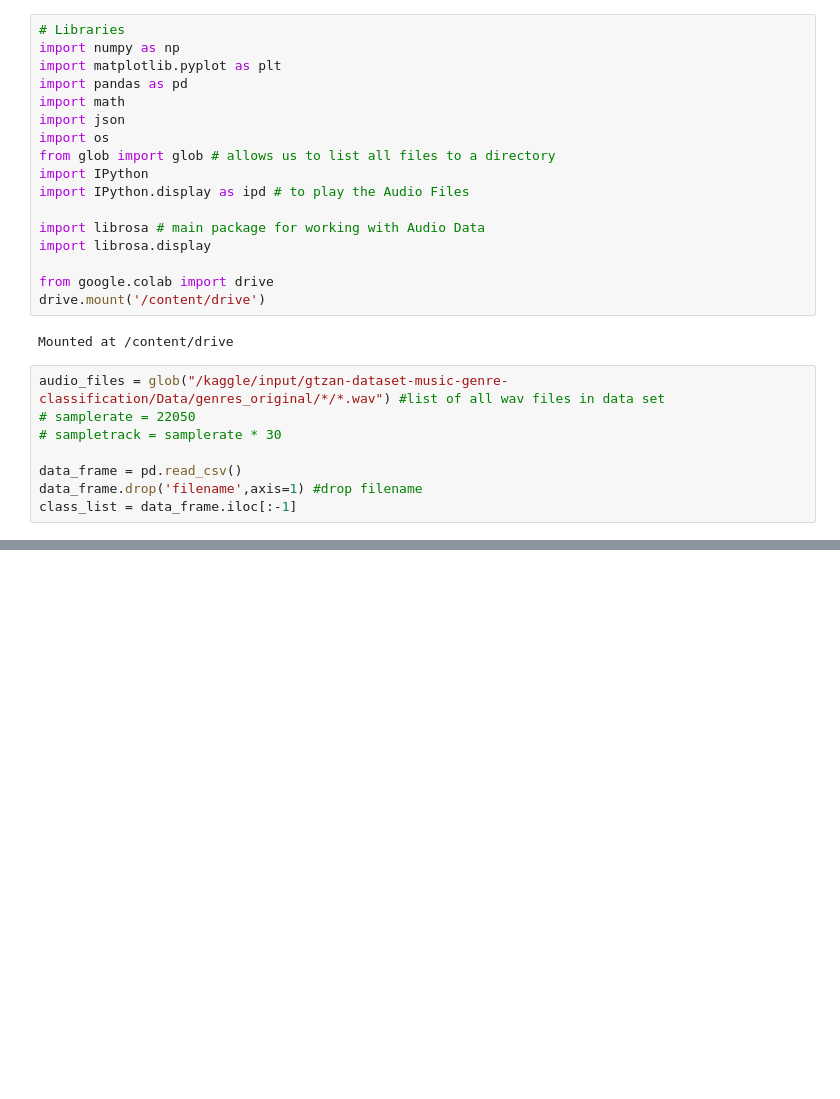
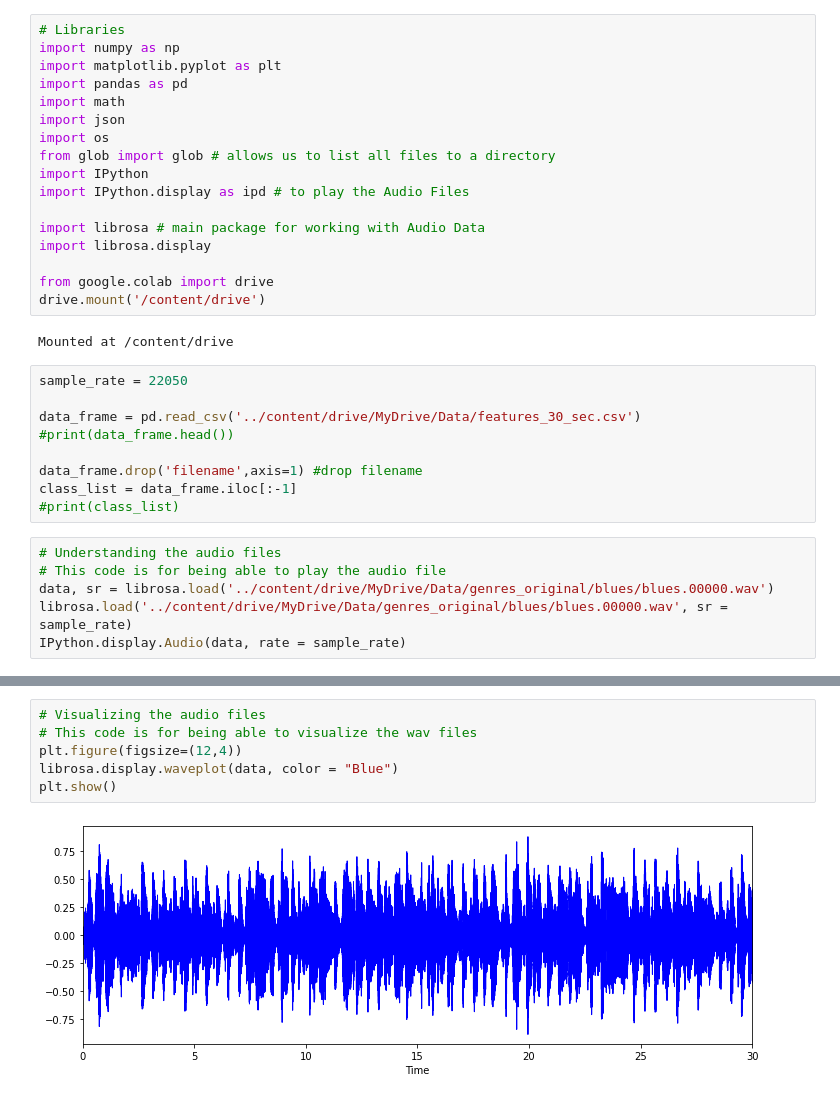
Before and after one commit to Michell203/mais-202, a Jupyter notebook: MusicClassifier.ipynb, the cells around one changed output, grey strips where cells are left out. Cells and saved outputs as stored; diff of their text form; blank space fills up the shorter version.

Commit message:
Added ways to visualize and understand the data

```diff
--- a/MusicClassifier.ipynb
+++ b/MusicClassifier.ipynb
@@ -20,10 +20,17 @@ drive.mount('/content/drive')
 # %% [output]
 Mounted at /content/drive
 # %%
-audio_files = glob("/kaggle/input/gtzan-dataset-music-genre-classification/Data/genres_original/*/*.wav") #list of all wav files in data set
-# samplerate = 22050
-# sampletrack = samplerate * 30
+sample_rate = 22050
 
-data_frame = pd.read_csv()
+data_frame = pd.read_csv('../content/drive/MyDrive/Data/features_30_sec.csv')
+#print(data_frame.head())
+
 data_frame.drop('filename',axis=1) #drop filename
 class_list = data_frame.iloc[:-1]
+#print(class_list)
+# %%
+# Understanding the audio files
+# This code is for being able to play the audio file
+data, sr = librosa.load('../content/drive/MyDrive/Data/genres_original/blues/blues.00000.wav')
+librosa.load('../content/drive/MyDrive/Data/genres_original/blues/blues.00000.wav', sr = sample_rate)
+IPython.display.Audio(data, rate = sample_rate)
@@ -29,0 +39,8 @@ class_list = data_frame.iloc[:-1]
+# %%
+# Visualizing the audio files
+# This code is for being able to visualize the wav files
+plt.figure(figsize=(12,4))
+librosa.display.waveplot(data, color = "Blue")
+plt.show()
+# %% [output]
+[figure, added]
```
Also changed, not shown: parts of 2 cells of this notebook.
